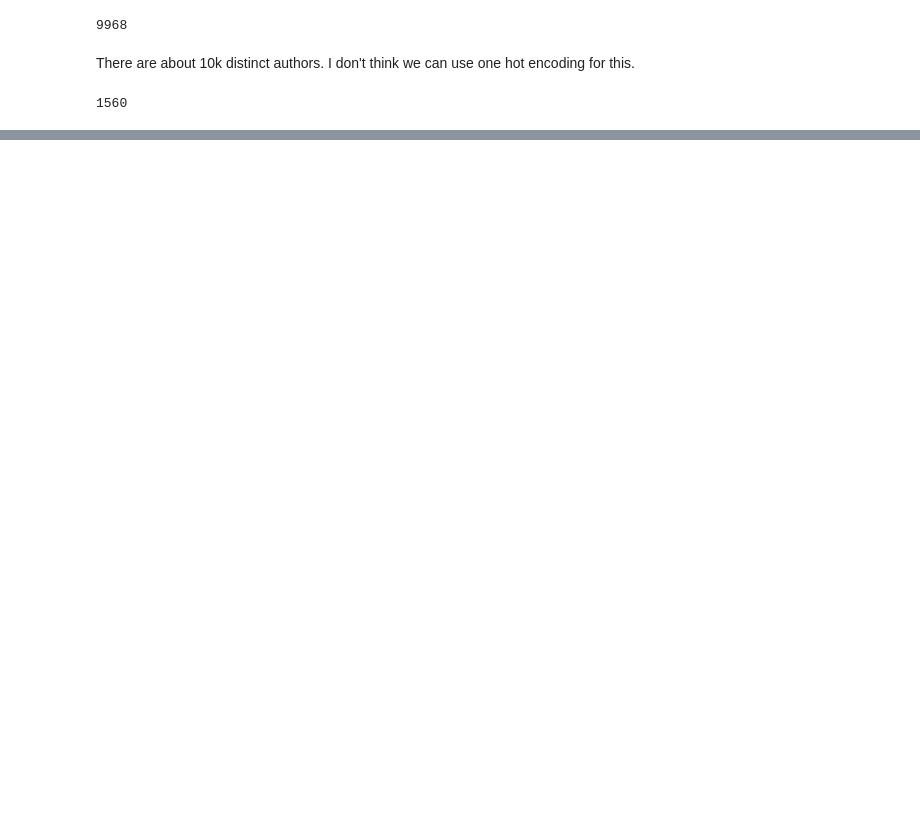
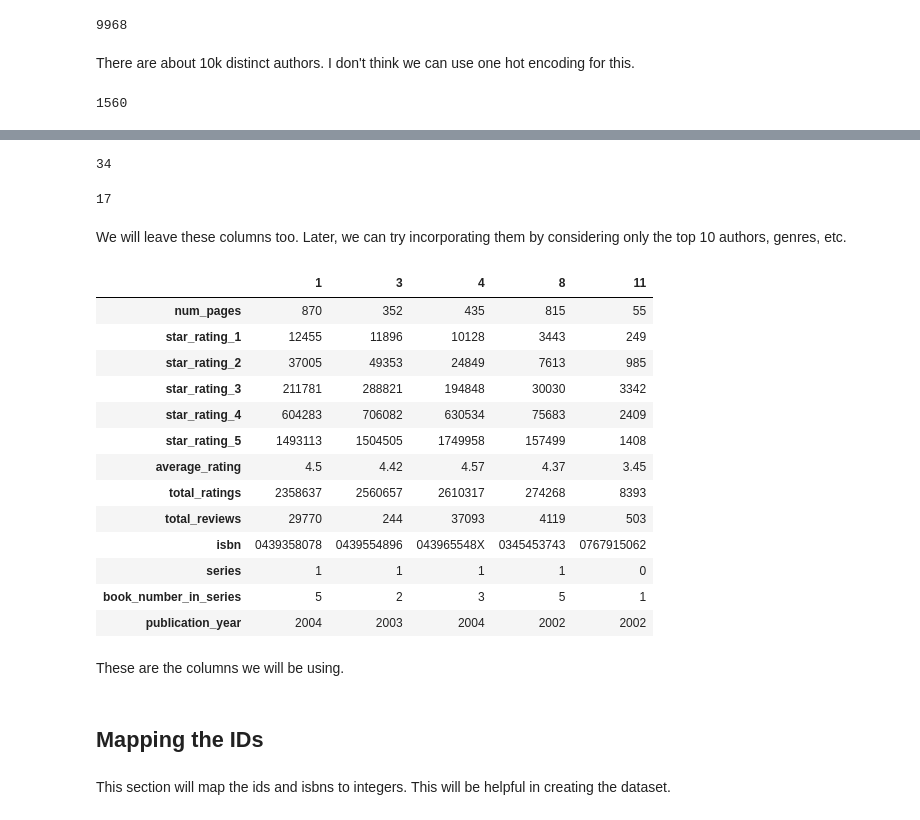
Before and after one commit to Hari31416/book_recommender, a Jupyter notebook: model/DL_Model_Data_Preprocessing.ipynb, the cells around one changed output, grey strips where cells are left out. Cells and saved outputs as stored; diff of their text form; code cells hidden in the pictures; blank space fills up the shorter version.

Commit message:
Created a final dataset to be used in DL model

```diff
--- a/model/DL_Model_Data_Preprocessing.ipynb
+++ b/model/DL_Model_Data_Preprocessing.ipynb
@@ -372,0 +228,47 @@ train_df_.head()
+# %%
+all_format = set()
+for format in books["format"].tolist():
+    all_format.update(format)
+
+len(all_format)
+# %% [output]
+34
+# %%
+all_lang = set()
+for lang in books["lang"].tolist():
+    if pd.isna(lang):
+        continue
+    all_lang.update(lang)
+
+len(all_lang)
+# %% [output]
+17
+# %% [markdown]
+We will leave these columns too. Later, we can try incorporating them by considering only the top 10 authors, genres, etc.
+# %%
+books.drop(columns=["authors", "categories", "format", "lang"], inplace=True)
+# %%
+books["series"] = books["series"].map(lambda x: 0 if x == "Standalone" else 1)
+# %%
+books.head().T
+# %% [output]
+|  | 1 | 3 | 4 | 8 | 11 |
+| num_pages | 870 | 352 | 435 | 815 | 55 |
+| star_rating_1 | 12455 | 11896 | 10128 | 3443 | 249 |
+| star_rating_2 | 37005 | 49353 | 24849 | 7613 | 985 |
+| star_rating_3 | 211781 | 288821 | 194848 | 30030 | 3342 |
+| star_rating_4 | 604283 | 706082 | 630534 | 75683 | 2409 |
+| star_rating_5 | 1493113 | 1504505 | 1749958 | 157499 | 1408 |
+| average_rating | 4.5 | 4.42 | 4.57 | 4.37 | 3.45 |
+| total_ratings | 2358637 | 2560657 | 2610317 | 274268 | 8393 |
+| total_reviews | 29770 | 244 | 37093 | 4119 | 503 |
+| isbn | 0439358078 | 0439554896 | 043965548X | 0345453743 | 0767915062 |
+| series | 1 | 1 | 1 | 1 | 0 |
+| book_number_in_series | 5 | 2 | 3 | 5 | 1 |
+| publication_year | 2004 | 2003 | 2004 | 2002 | 2002 |
+# %% [markdown]
+These are the columns we will be using.
+# %% [markdown]
+## Mapping the IDs
+# %% [markdown]
+This section will map the ids and isbns to integers. This will be helpful in creating the dataset.
```
Also changed, not shown: parts of 56 cells of this notebook, 6 other files.
